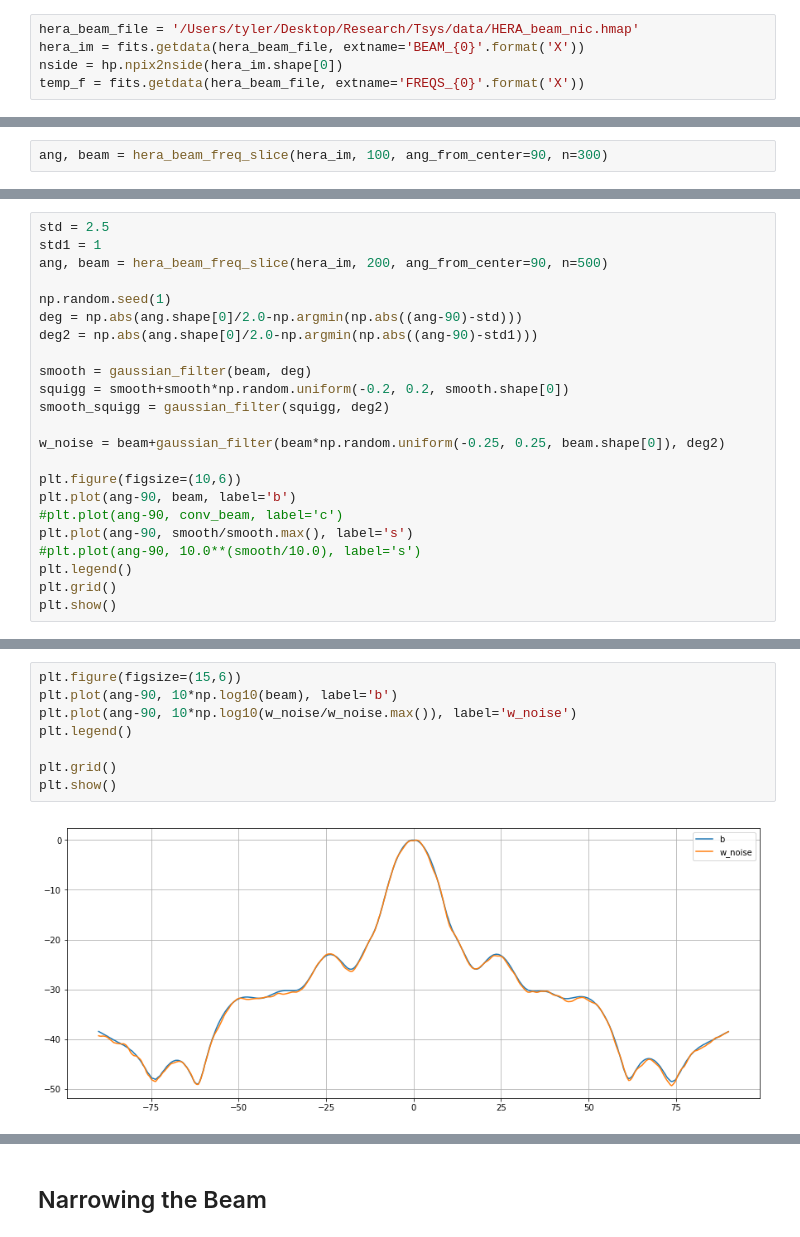
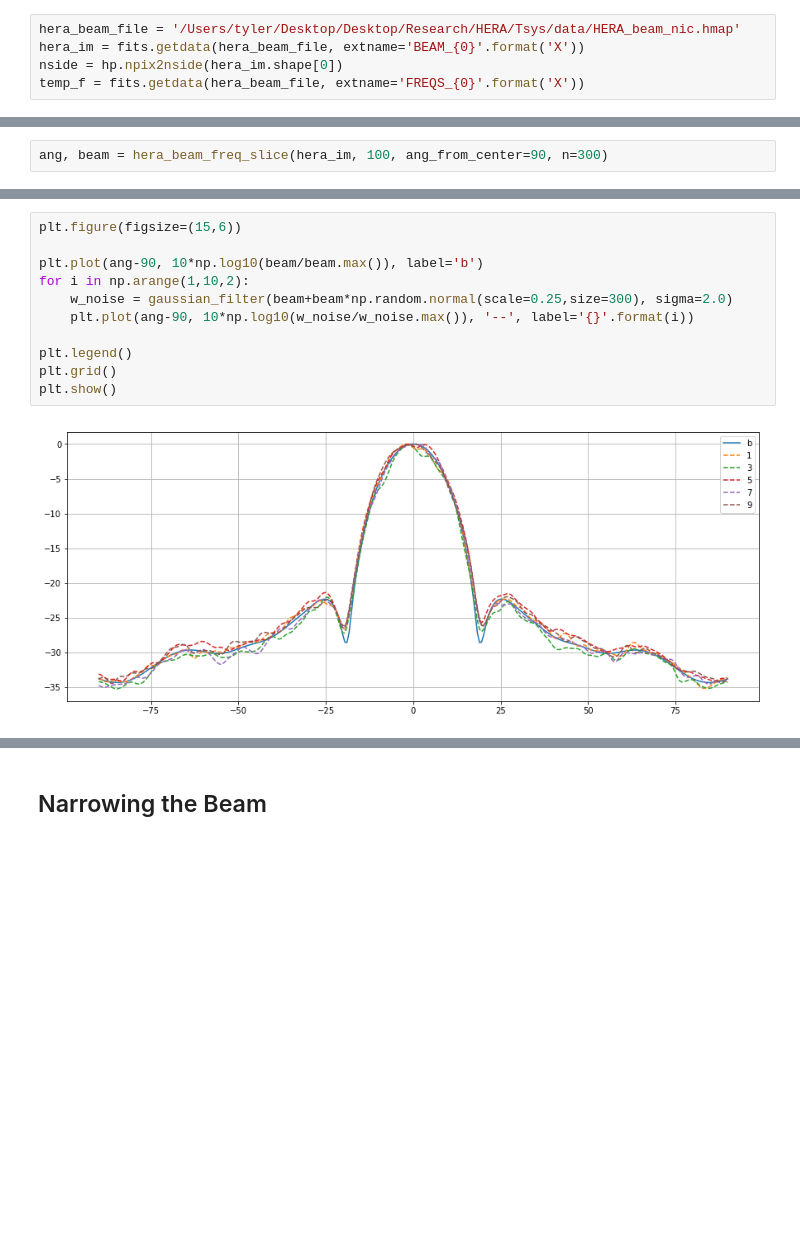
Before and after one commit to tyler-a-cox/HERA_Tsys, a Jupyter notebook: notebooks/Beam_Uncertainty.ipynb, the cells around one changed output, grey strips where cells are left out. Drawn from its saved outputs; the diff is of its cells as text; blank space fills up the shorter version.

```diff
--- a/notebooks/Beam_Uncertainty.ipynb
+++ b/notebooks/Beam_Uncertainty.ipynb
@@ -45,7 +45,7 @@ def hera_beam_freq_slice(hera_beam, freq, beam_center = 90, ang_from_center = 15
 
     return ang, np.array(beam_slice)
 # %%
-hera_beam_file = '/Users/tyler/Desktop/Research/Tsys/data/HERA_beam_nic.hmap'
+hera_beam_file = '/Users/tyler/Desktop/Desktop/Research/HERA/Tsys/data/HERA_beam_nic.hmap'
 hera_im = fits.getdata(hera_beam_file, extname='BEAM_{0}'.format('X'))
 nside = hp.npix2nside(hera_im.shape[0])
 temp_f = fits.getdata(hera_beam_file, extname='FREQS_{0}'.format('X'))
@@ -59,23 +57,0 @@ plt.plot(10*np.log10(beam))
-# %%
-std = 2.5
-std1 = 1
-ang, beam = hera_beam_freq_slice(hera_im, 200, ang_from_center=90, n=500)
-
-np.random.seed(1)
-deg = np.abs(ang.shape[0]/2.0-np.argmin(np.abs((ang-90)-std)))
-deg2 = np.abs(ang.shape[0]/2.0-np.argmin(np.abs((ang-90)-std1)))
-
-smooth = gaussian_filter(beam, deg)
-squigg = smooth+smooth*np.random.uniform(-0.2, 0.2, smooth.shape[0])
-smooth_squigg = gaussian_filter(squigg, deg2)
-
-w_noise = beam+gaussian_filter(beam*np.random.uniform(-0.25, 0.25, beam.shape[0]), deg2)
-
-plt.figure(figsize=(10,6))
-plt.plot(ang-90, beam, label='b')
-#plt.plot(ang-90, conv_beam, label='c')
-plt.plot(ang-90, smooth/smooth.max(), label='s')
-#plt.plot(ang-90, 10.0**(smooth/10.0), label='s')
-plt.legend()
-plt.grid()
-plt.show()
@@ -84,10 +58,13 @@ plt.show()
 # %%
 plt.figure(figsize=(15,6))
-plt.plot(ang-90, 10*np.log10(beam), label='b')
-plt.plot(ang-90, 10*np.log10(w_noise/w_noise.max()), label='w_noise')
+
+plt.plot(ang-90, 10*np.log10(beam/beam.max()), label='b')
+for i in np.arange(1,10,2):
+    w_noise = gaussian_filter(beam+beam*np.random.normal(scale=0.25,size=300), sigma=2.0)
+    plt.plot(ang-90, 10*np.log10(w_noise/w_noise.max()), '--', label='{}'.format(i))
+
 plt.legend()
-
 plt.grid()
 plt.show()
 # %% [output]
-[figure, old version]
+[figure, new version]
```
Also changed, not shown: parts of 28 cells of this notebook, 12 other files.
